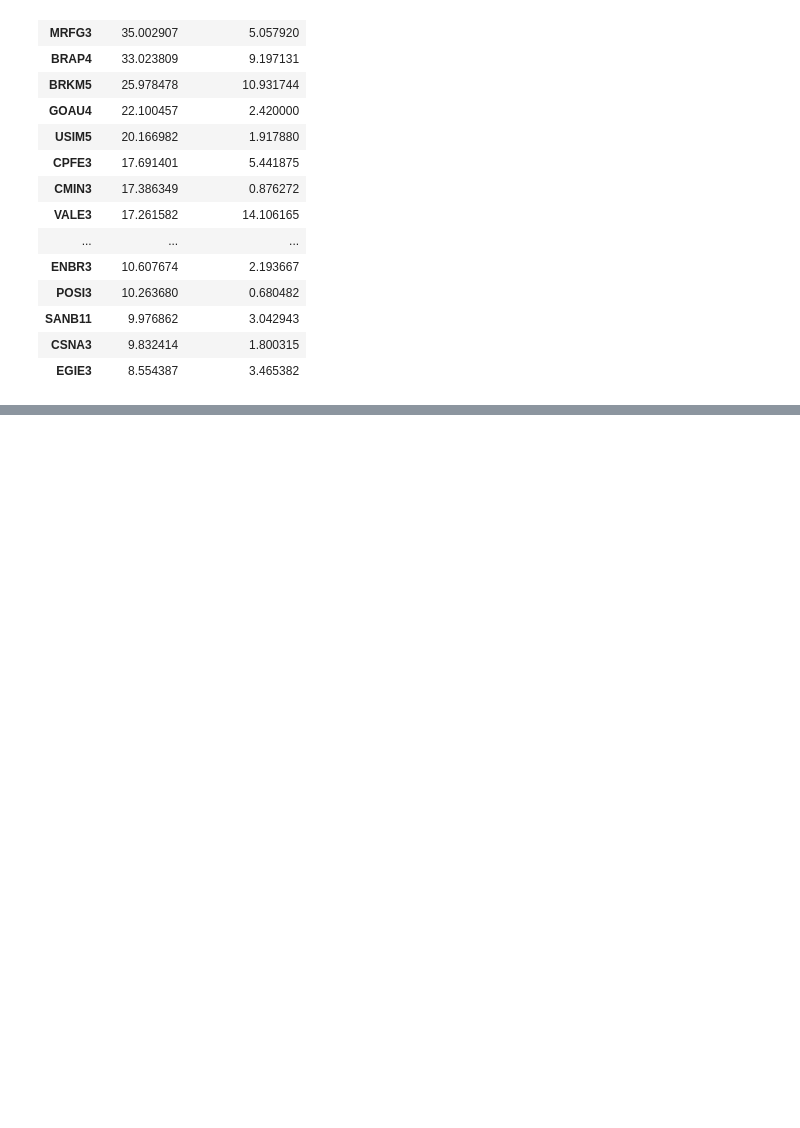
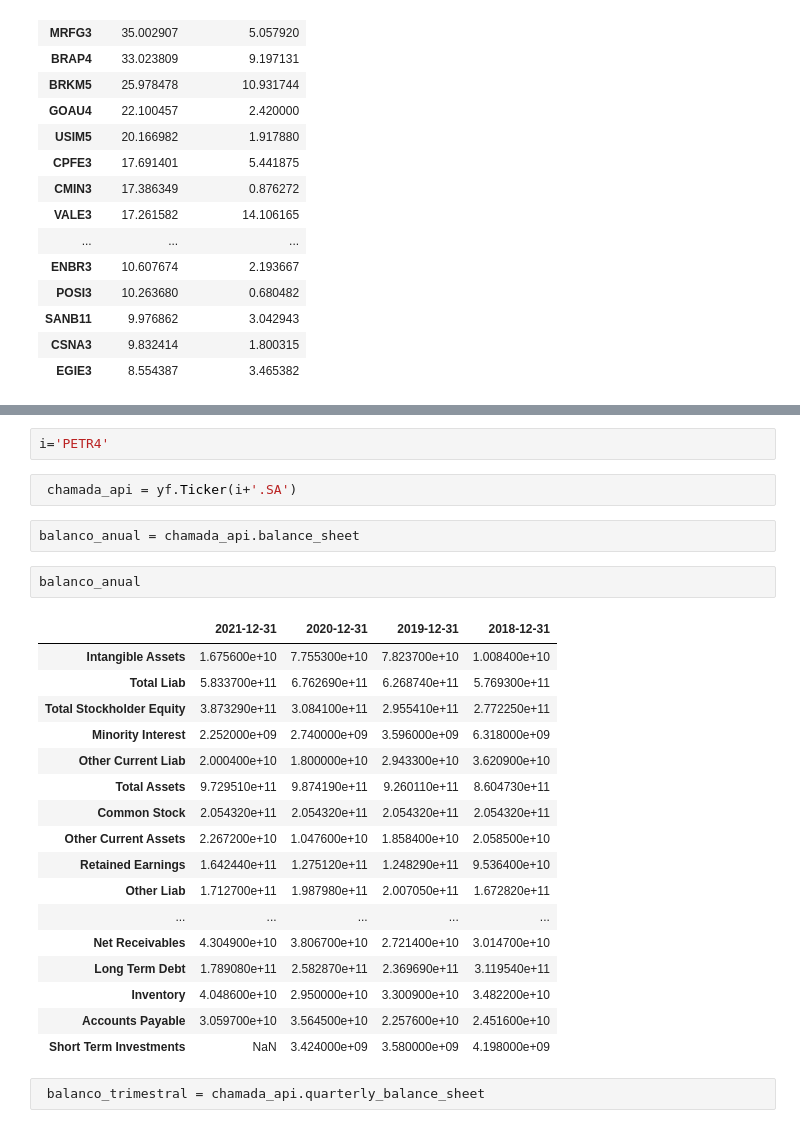
Before and after one commit to robertoricci/Curso-Data-Science-com-Python-Banco-MODAL, a Jupyter notebook: Calculo_20_Empresas_pagadoras_de_Dividendos.ipynb, the cells around one changed output, grey strips where cells are left out. Saved outputs shown, nothing was run; the diff lists cells and outputs as text; blank space fills up the shorter version.

```diff
--- a/Calculo_20_Empresas_pagadoras_de_Dividendos.ipynb
+++ b/Calculo_20_Empresas_pagadoras_de_Dividendos.ipynb
@@ -164,0 +225,28 @@ df_scan
+# %%
+i='PETR4'
+# %%
+ chamada_api = yf.Ticker(i+'.SA')
+# %%
+balanco_anual = chamada_api.balance_sheet
+# %%
+balanco_anual
+# %% [output]
+|  | 2021-12-31 | 2020-12-31 | 2019-12-31 | 2018-12-31 |
+| Intangible Assets | 1.675600e+10 | 7.755300e+10 | 7.823700e+10 | 1.008400e+10 |
+| Total Liab | 5.833700e+11 | 6.762690e+11 | 6.268740e+11 | 5.769300e+11 |
+| Total Stockholder Equity | 3.873290e+11 | 3.084100e+11 | 2.955410e+11 | 2.772250e+11 |
+| Minority Interest | 2.252000e+09 | 2.740000e+09 | 3.596000e+09 | 6.318000e+09 |
+| Other Current Liab | 2.000400e+10 | 1.800000e+10 | 2.943300e+10 | 3.620900e+10 |
+| Total Assets | 9.729510e+11 | 9.874190e+11 | 9.260110e+11 | 8.604730e+11 |
+| Common Stock | 2.054320e+11 | 2.054320e+11 | 2.054320e+11 | 2.054320e+11 |
+| Other Current Assets | 2.267200e+10 | 1.047600e+10 | 1.858400e+10 | 2.058500e+10 |
+| Retained Earnings | 1.642440e+11 | 1.275120e+11 | 1.248290e+11 | 9.536400e+10 |
+| Other Liab | 1.712700e+11 | 1.987980e+11 | 2.007050e+11 | 1.672820e+11 |
+| ... | ... | ... | ... | ... |
+| Net Receivables | 4.304900e+10 | 3.806700e+10 | 2.721400e+10 | 3.014700e+10 |
+| Long Term Debt | 1.789080e+11 | 2.582870e+11 | 2.369690e+11 | 3.119540e+11 |
+| Inventory | 4.048600e+10 | 2.950000e+10 | 3.300900e+10 | 3.482200e+10 |
+| Accounts Payable | 3.059700e+10 | 3.564500e+10 | 2.257600e+10 | 2.451600e+10 |
+| Short Term Investments | NaN | 3.424000e+09 | 3.580000e+09 | 4.198000e+09 |
+# %%
+ balanco_trimestral = chamada_api.quarterly_balance_sheet
```
Also changed, not shown: parts of 7 cells of this notebook.
